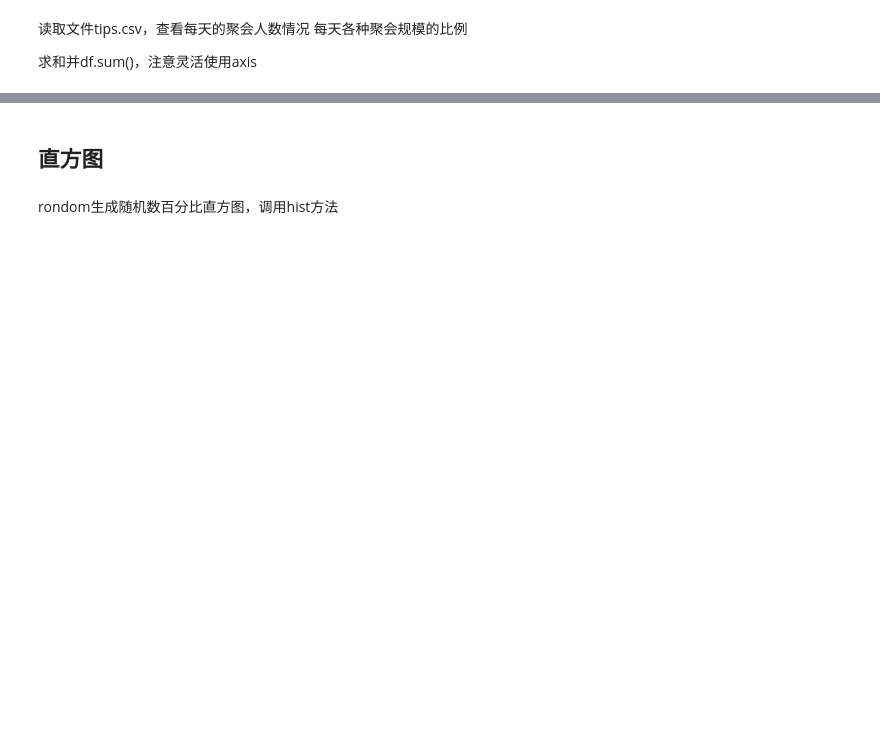
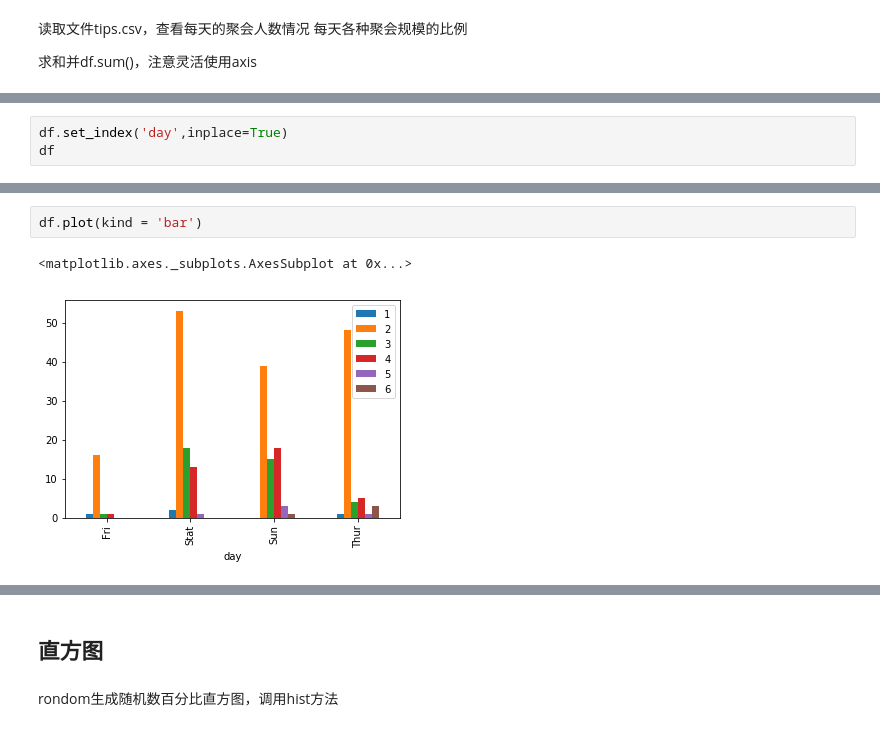
Before and after one commit to rottengeek/data_analysis, a Jupyter notebook: 11-pandas中的绘图函数.ipynb, the cells around one changed output, grey strips where cells are left out. Cells and saved outputs as stored; diff of their text form; blank space fills up the shorter version.

```diff
--- a/11-pandas中的绘图函数.ipynb
+++ b/11-pandas中的绘图函数.ipynb
@@ -19,0 +56,3 @@ DataFrame柱状图示例
+# %%
+df.set_index('day',inplace=True)
+df
@@ -19,0 +66,5 @@ DataFrame柱状图示例
+# %%
+df.plot(kind = 'bar')
+# %% [output]
+<matplotlib.axes._subplots.AxesSubplot at 0x...>
+[figure, added]
```
Also changed, not shown: parts of 16 cells of this notebook, 1 other file.
